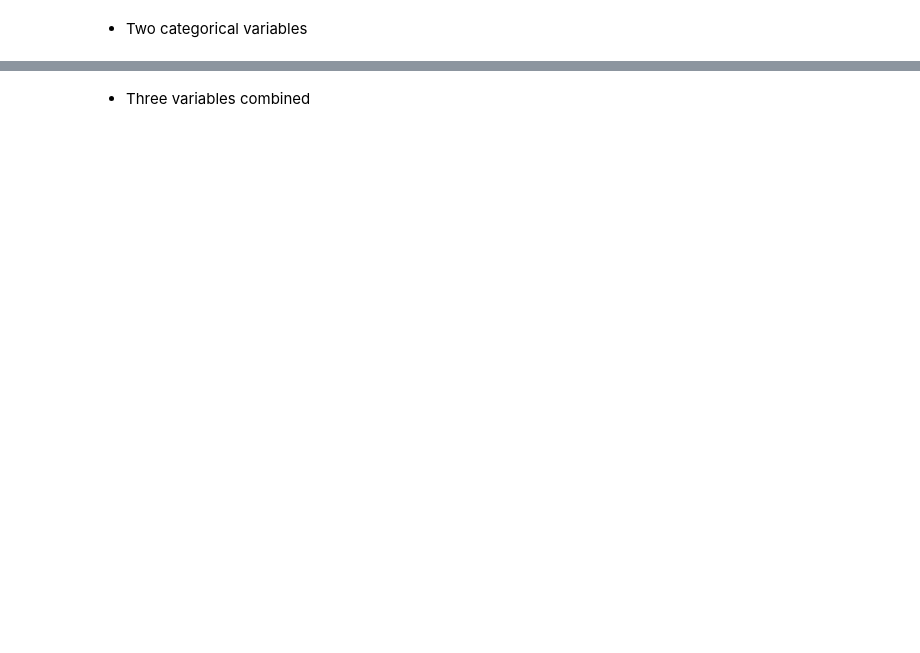
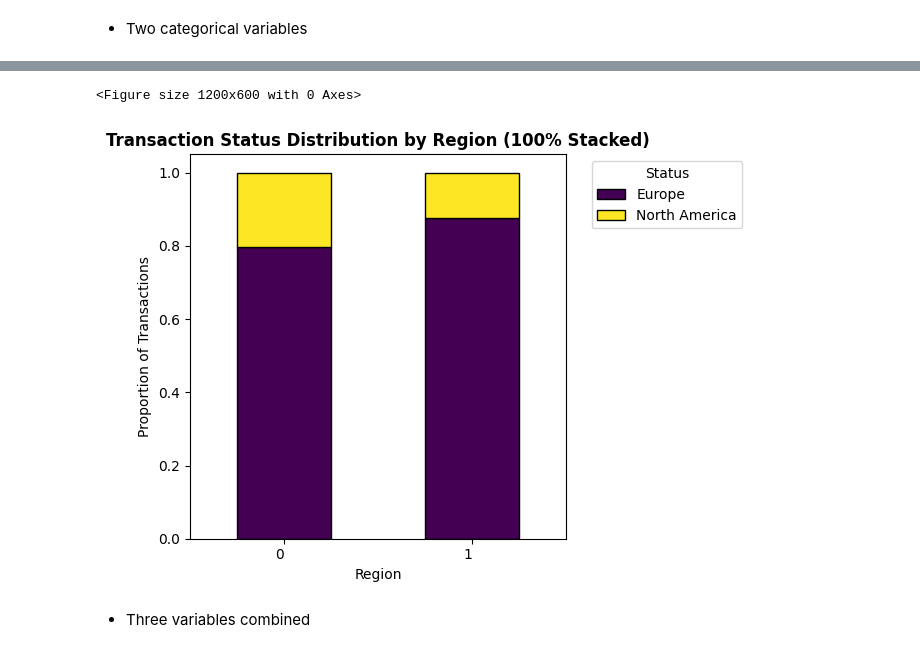
Before and after one commit to flordis/IT-Academy, a Jupyter notebook: sprint11/sprint11.ipynb, the cells around one changed output, grey strips where cells are left out. Cells and saved outputs as stored; diff of their text form; code cells hidden in the pictures; blank space fills up the shorter version.

```diff
--- a/sprint11/sprint11.ipynb
+++ b/sprint11/sprint11.ipynb
@@ -194,3 +196,18 @@ plt.show()
+# %%
+# Also 100% STACKED BAR CHART
+plt.figure(figsize=(12, 6))
+tsr = pd.crosstab(transactions['declined'], users['region'], normalize='index')
+tsr.plot(kind='bar', stacked=True, edgecolor='black', colormap='viridis')
+plt.title('Transaction Status Distribution by Region (100% Stacked)', fontweight='bold')
+plt.xlabel('Region')
+plt.ylabel('Proportion of Transactions')
+plt.xticks(rotation=0, ha='right')
+plt.legend(title='Status', bbox_to_anchor=(1.05, 1), loc='upper left')
+plt.tight_layout()
+plt.show()
+# %% [output]
+<Figure size 1200x600 with 0 Axes>
+[figure, added]
 # %% [markdown]
 - Three variables combined
 # %%
```
Also changed, not shown: parts of 20 cells of this notebook.
